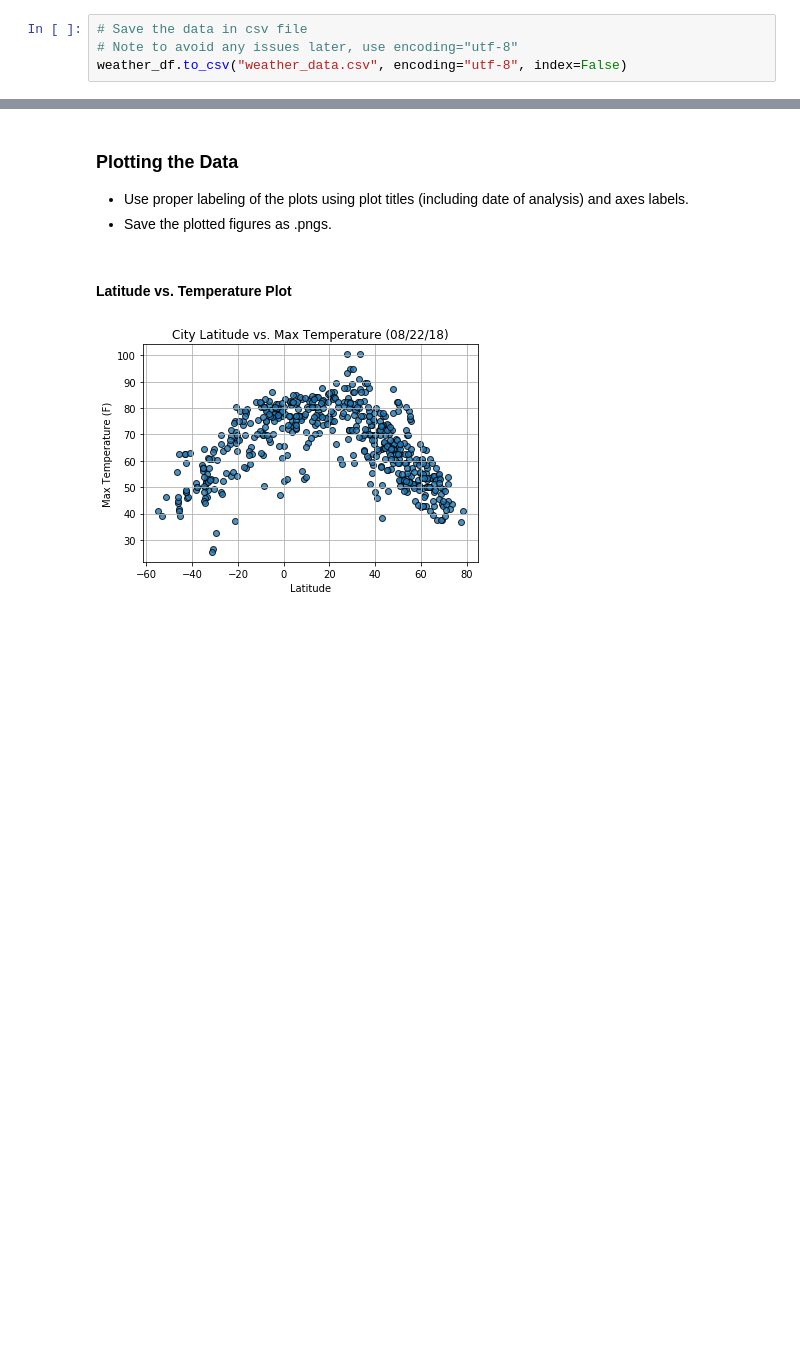
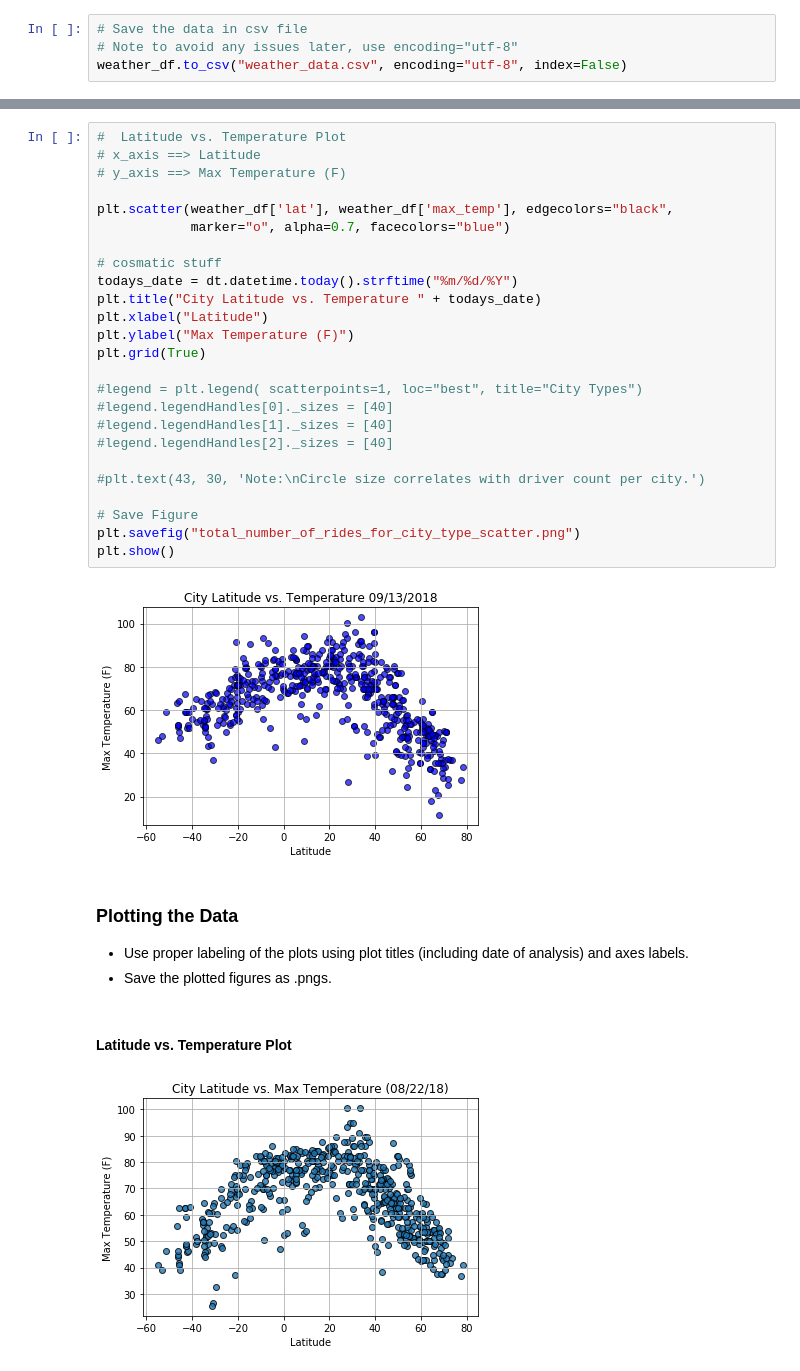
Before and after one commit to salizadeh10/WeatherPy, a Jupyter notebook: WeatherPy.ipynb, the cells around one changed output, grey strips where cells are left out. Saved outputs shown, nothing was run; the diff lists cells and outputs as text; blank space fills up the shorter version.

Commit message:
Temp by Lat in F completed

```diff
--- a/WeatherPy.ipynb
+++ b/WeatherPy.ipynb
@@ -177,3 +151,30 @@ dtype: int64
+# %%
+#  Latitude vs. Temperature Plot
+# x_axis ==> Latitude
+# y_axis ==> Max Temperature (F)
+
+plt.scatter(weather_df['lat'], weather_df['max_temp'], edgecolors="black",
+            marker="o", alpha=0.7, facecolors="blue")
+
+# cosmatic stuff
+todays_date = dt.datetime.today().strftime("%m/%d/%Y")
+plt.title("City Latitude vs. Temperature " + todays_date)
+plt.xlabel("Latitude")
+plt.ylabel("Max Temperature (F)")
+plt.grid(True)
+
+#legend = plt.legend( scatterpoints=1, loc="best", title="City Types")
+#legend.legendHandles[0]._sizes = [40]
+#legend.legendHandles[1]._sizes = [40]
+#legend.legendHandles[2]._sizes = [40]
+
+#plt.text(43, 30, 'Note:\nCircle size correlates with driver count per city.')
+
+# Save Figure
+plt.savefig("total_number_of_rides_for_city_type_scatter.png")
+plt.show()
+# %% [output]
+[figure, added]
 # %% [markdown]
 ### Plotting the Data
 * Use proper labeling of the plots using plot titles (including date of analysis) and axes labels.
```
Also changed, not shown: parts of 9 cells of this notebook, 2 other files.
